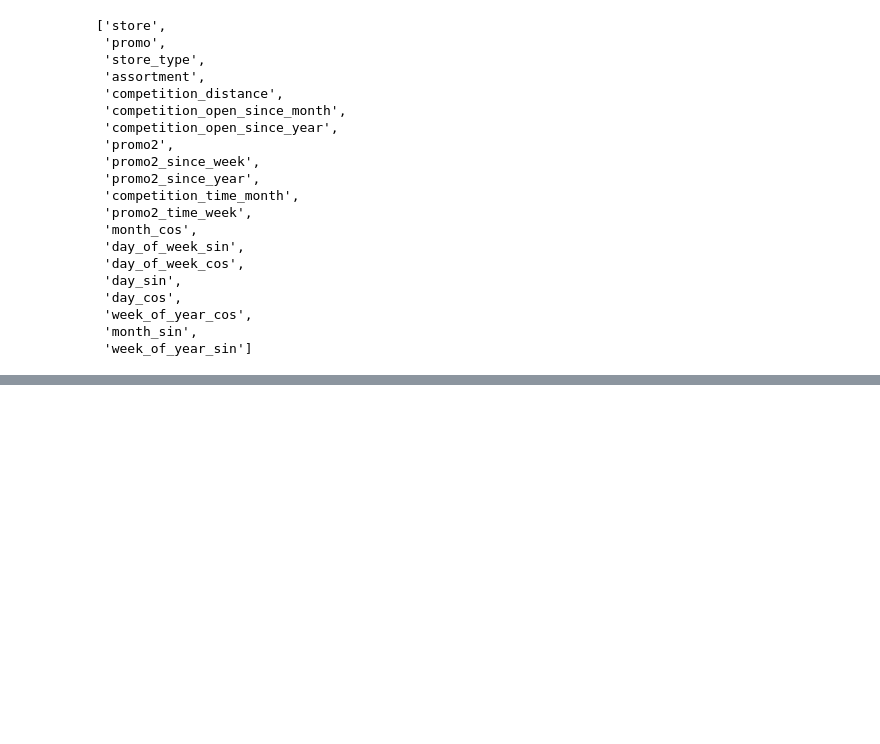
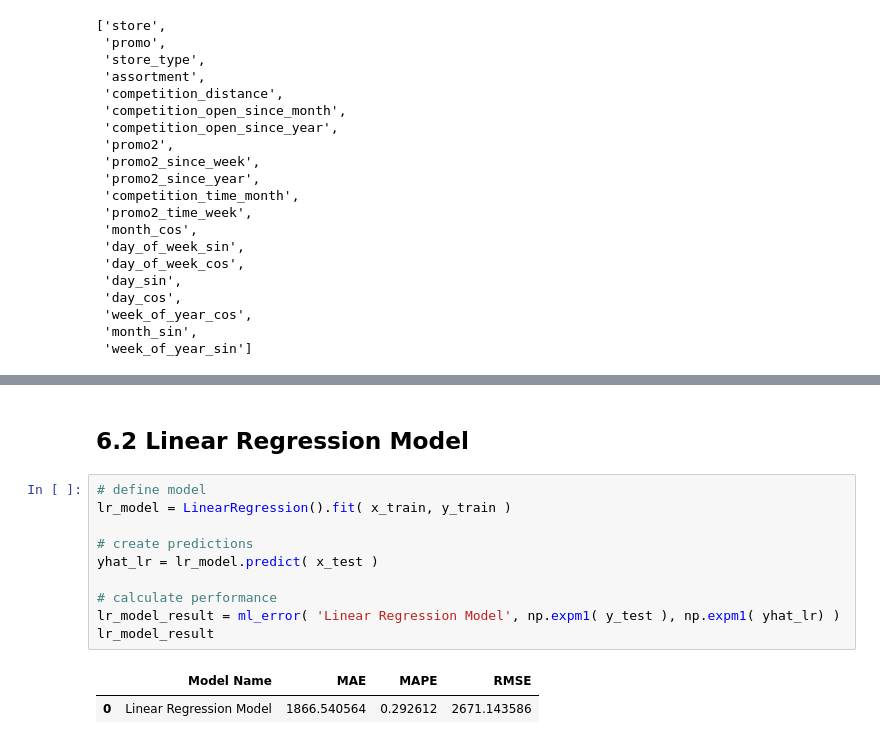
Before and after one commit to mendesdata/rossmann_store_sales, a Jupyter notebook: notebooks/rossmann.ipynb, the cells around one changed output, grey strips where cells are left out. Cells and saved outputs as stored; diff of their text form; blank space fills up the shorter version.

```diff
--- a/notebooks/rossmann.ipynb
+++ b/notebooks/rossmann.ipynb
@@ -1256,0 +1260,15 @@ cols_selected_boruta
+# %% [markdown]
+## 6.2 Linear Regression Model
+# %%
+# define model
+lr_model = LinearRegression().fit( x_train, y_train )
+
+# create predictions
+yhat_lr = lr_model.predict( x_test )
+
+# calculate performance
+lr_model_result = ml_error( 'Linear Regression Model', np.expm1( y_test ), np.expm1( yhat_lr) )
+lr_model_result
+# %% [output]
+|  | Model Name | MAE | MAPE | RMSE |
+| 0 | Linear Regression Model | 1866.540564 | 0.292612 | 2671.143586 |
```
Also changed, not shown: parts of 32 cells of this notebook, 1 other file.
